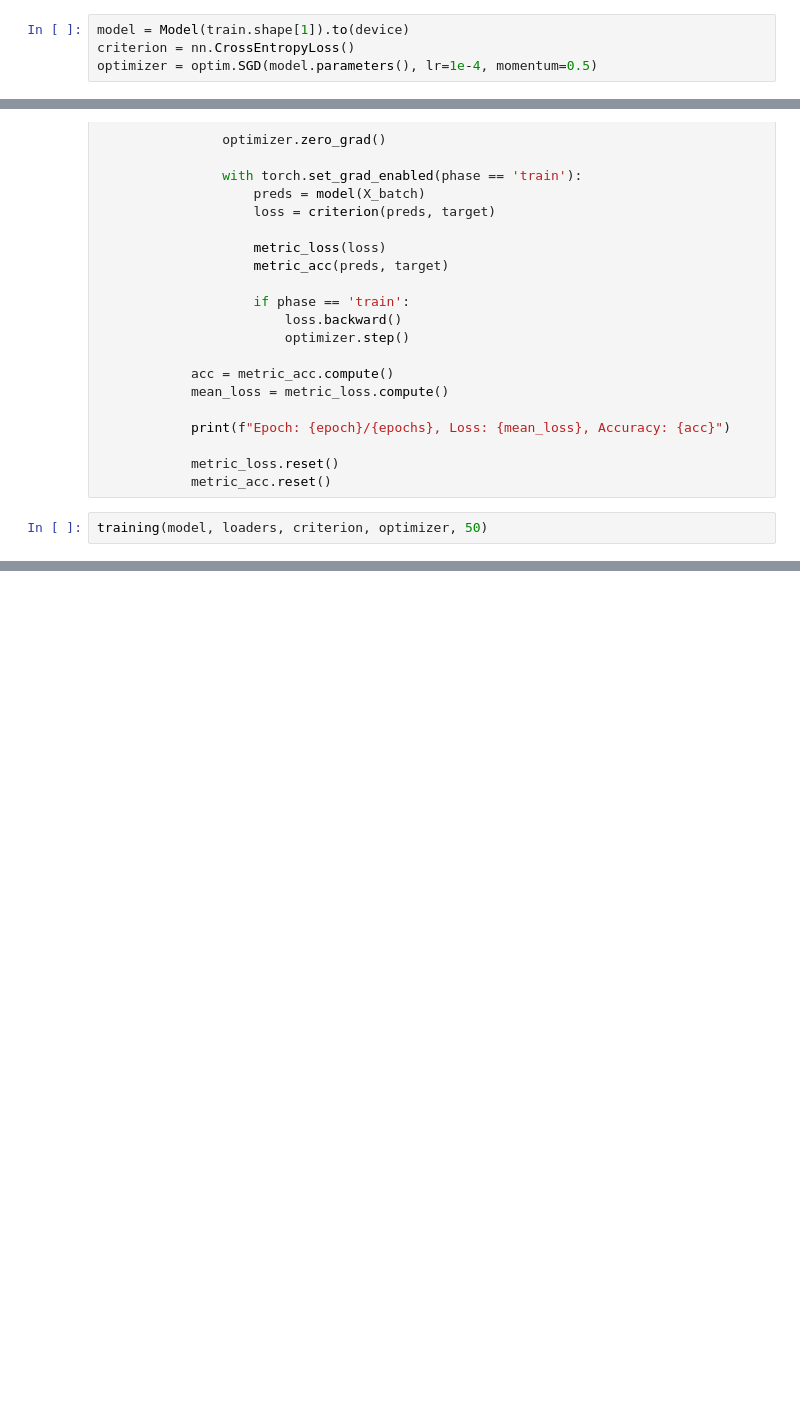
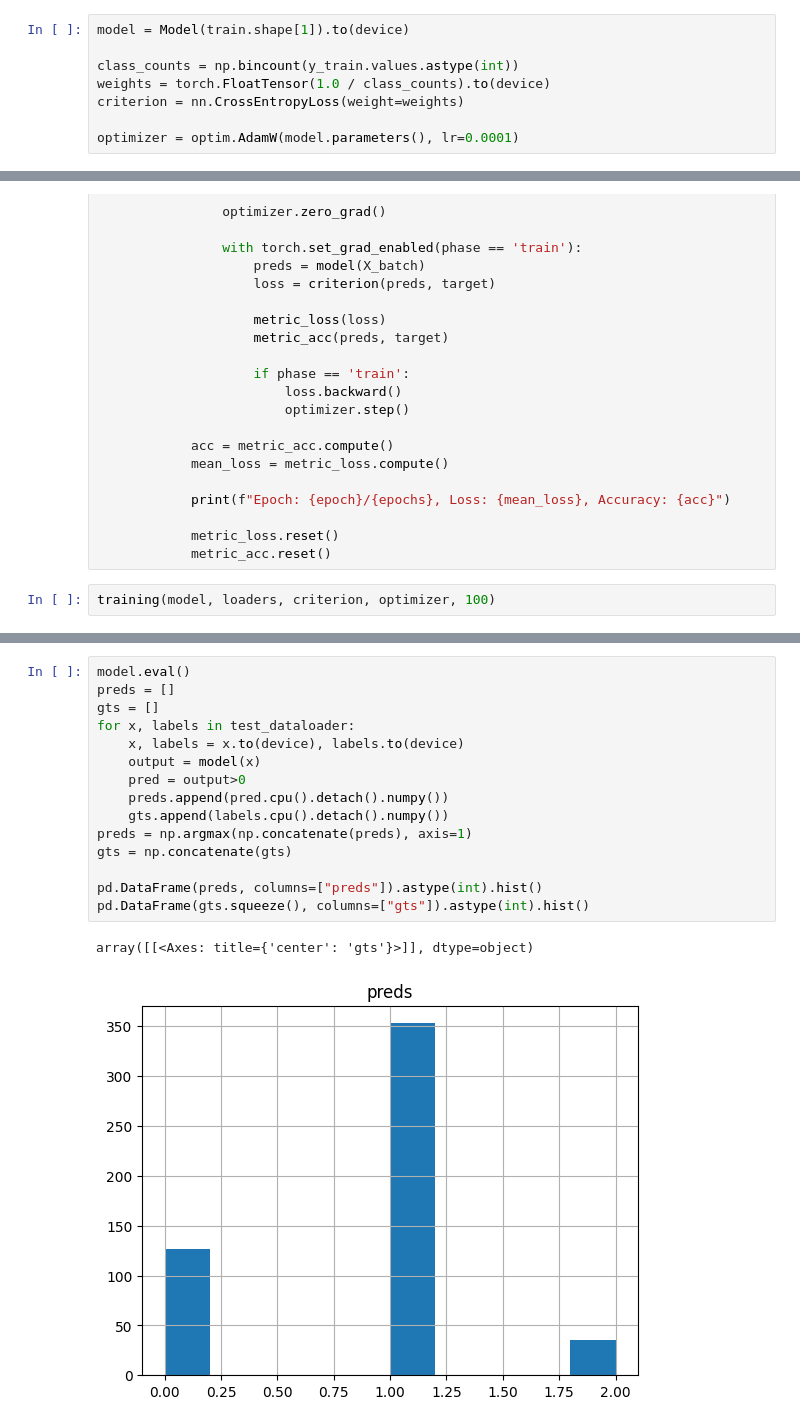
Before and after one commit to ksiemionek/neural-networks-projects, a Jupyter notebook: project-2/project.ipynb, the cells around one changed output, grey strips where cells are left out. Saved outputs shown, nothing was run; the diff lists cells and outputs as text; blank space fills up the shorter version.

Commit message:
add loss weights and preds/gts plot

```diff
--- a/project-2/project.ipynb
+++ b/project-2/project.ipynb
@@ -89,8 +89,12 @@ else:
     device = torch.device('cpu')
 # %%
 model = Model(train.shape[1]).to(device)
-criterion = nn.CrossEntropyLoss()
-optimizer = optim.SGD(model.parameters(), lr=1e-4, momentum=0.5)
+
+class_counts = np.bincount(y_train.values.astype(int))
+weights = torch.FloatTensor(1.0 / class_counts).to(device)
+criterion = nn.CrossEntropyLoss(weight=weights)
+
+optimizer = optim.AdamW(model.parameters(), lr=0.0001)
 # %%
 def training(model, loaders, criterion, optimizer, epochs):
 
@@ -128,5 +132,5 @@ def training(model, loaders, criterion, optimizer, epochs):
             metric_loss.reset()
             metric_acc.reset()
 # %%
-training(model, loaders, criterion, optimizer, 50)
+training(model, loaders, criterion, optimizer, 100)
 # %% [output]
@@ -145 +149,19 @@ Epoch: 6/50, Loss: 0.9832143783569336, Accuracy: 0.3798449635505676
 ... (88 outputs left out)
+# %%
+model.eval()
+preds = []
+gts = []
+for x, labels in test_dataloader:
+    x, labels = x.to(device), labels.to(device)
+    output = model(x)
+    pred = output>0
+    preds.append(pred.cpu().detach().numpy())
+    gts.append(labels.cpu().detach().numpy())
+preds = np.argmax(np.concatenate(preds), axis=1)
+gts = np.concatenate(gts)
+
+pd.DataFrame(preds, columns=["preds"]).astype(int).hist()
+pd.DataFrame(gts.squeeze(), columns=["gts"]).astype(int).hist()
+# %% [output]
+array([[<Axes: title={'center': 'gts'}>]], dtype=object)
+[figure, added]
```
Also changed, not shown: parts of 2 cells of this notebook.
